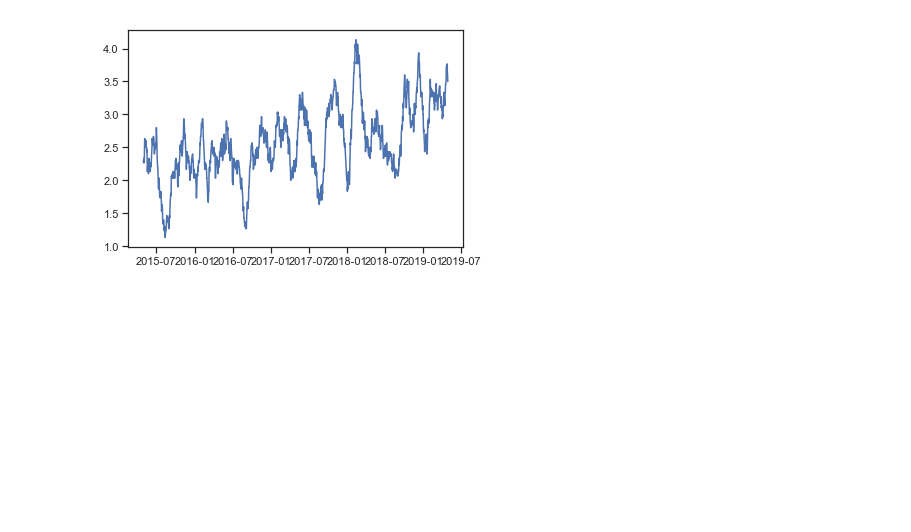
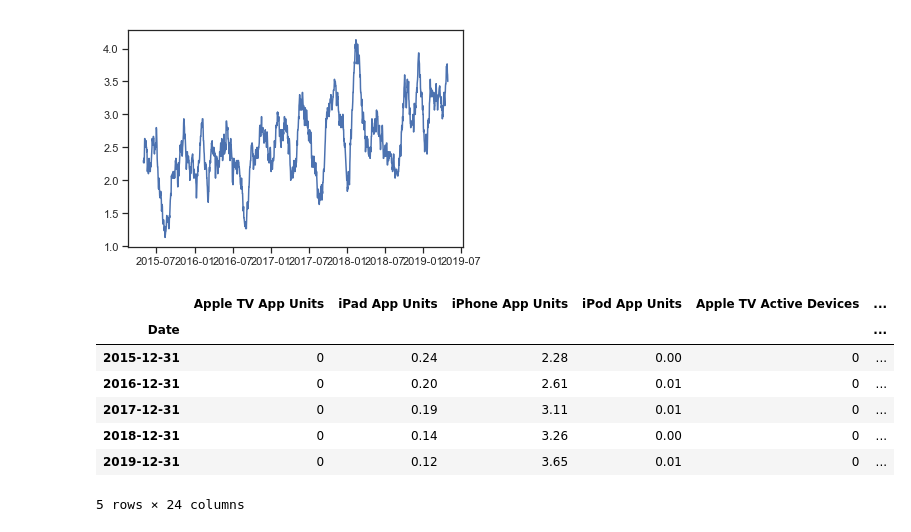
Before and after one commit to charles-yoon/sales-usage-model, a Jupyter notebook: sales-usage-model.ipynb, the cells around one changed output. Saved outputs shown, nothing was run; the diff lists cells and outputs as text; code cells hidden in the pictures; blank space fills up the shorter version.

```diff
--- a/sales-usage-model.ipynb
+++ b/sales-usage-model.ipynb
@@ -131,3 +105,17 @@ sns.lineplot(data=dataset['Canada App Units'].rolling(30).mean())
 # %% [output]
 <matplotlib.axes._subplots.AxesSubplot at 0x...>
 [figure]
+# %%
+# yoy = dataset.groupby(dataset.index.dt.year).transform('mean')
+yoy = dataset.copy()
+yoy.loc['2016'].mean()
+yoy.resample('A').mean().round(2)
+# %% [output]
+|  | Apple TV App Units | iPad App Units | iPhone App Units | iPod App Units | Apple TV Active Devices | ... |
+| Date |  |  |  |  |  | ... |
+| 2015-12-31 | 0 | 0.24 | 2.28 | 0.00 | 0 | ... |
+| 2016-12-31 | 0 | 0.20 | 2.61 | 0.01 | 0 | ... |
+| 2017-12-31 | 0 | 0.19 | 3.11 | 0.01 | 0 | ... |
+| 2018-12-31 | 0 | 0.14 | 3.26 | 0.00 | 0 | ... |
+| 2019-12-31 | 0 | 0.12 | 3.65 | 0.01 | 0 | ... |
+5 rows × 24 columns
```
Also changed, not shown: parts of 5 cells of this notebook, 2 other files.
